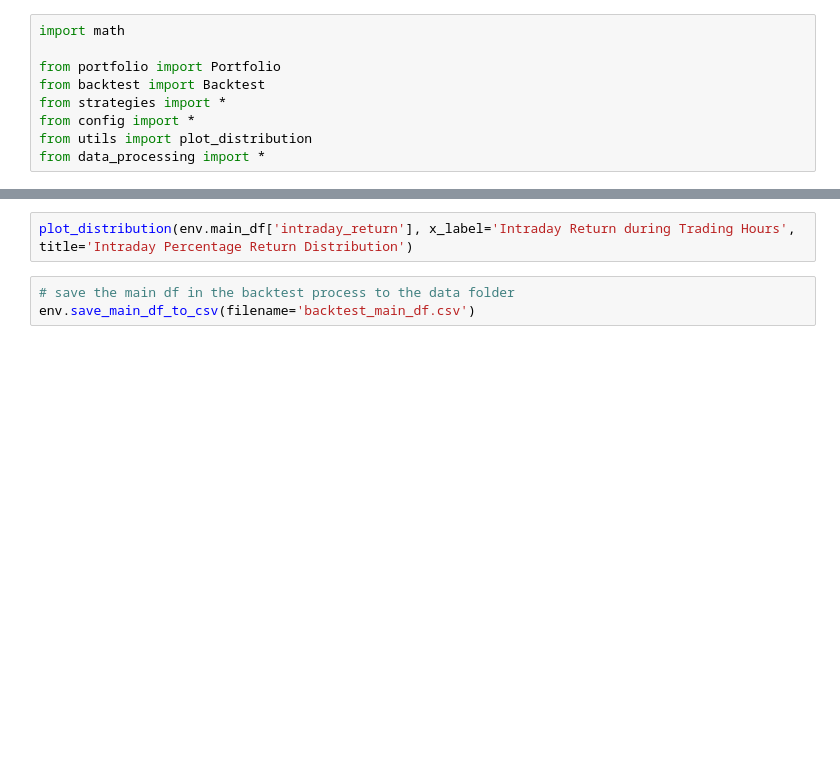
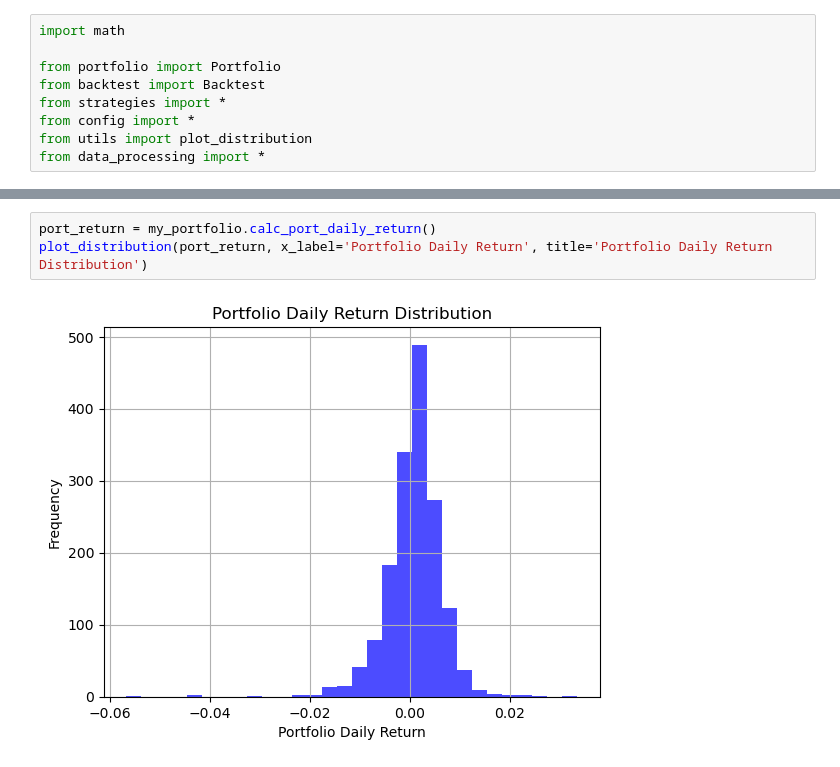
Before and after one commit to wyx-vincent/backtest, a Jupyter notebook: main.ipynb, the cells around one changed output, grey strips where cells are left out. Cells and saved outputs as stored; diff of their text form; blank space fills up the shorter version.

```diff
--- a/main.ipynb
+++ b/main.ipynb
@@ -79,5 +57,5 @@ plot_distribution(env.main_df['collar_pnl'], x_label='Daily Collar Profit', titl
-# %%
-plot_distribution(env.main_df['intraday_return'], x_label='Intraday Return during Trading Hours', title='Intraday Percentage Return Distribution')
-# %%
-# save the main df in the backtest process to the data folder
-env.save_main_df_to_csv(filename='backtest_main_df.csv')
+# %%
+port_return = my_portfolio.calc_port_daily_return()
+plot_distribution(port_return, x_label='Portfolio Daily Return', title='Portfolio Daily Return Distribution')
+# %% [output]
+[figure, added]
```
Also changed, not shown: parts of 12 cells of this notebook, 9 other files.
